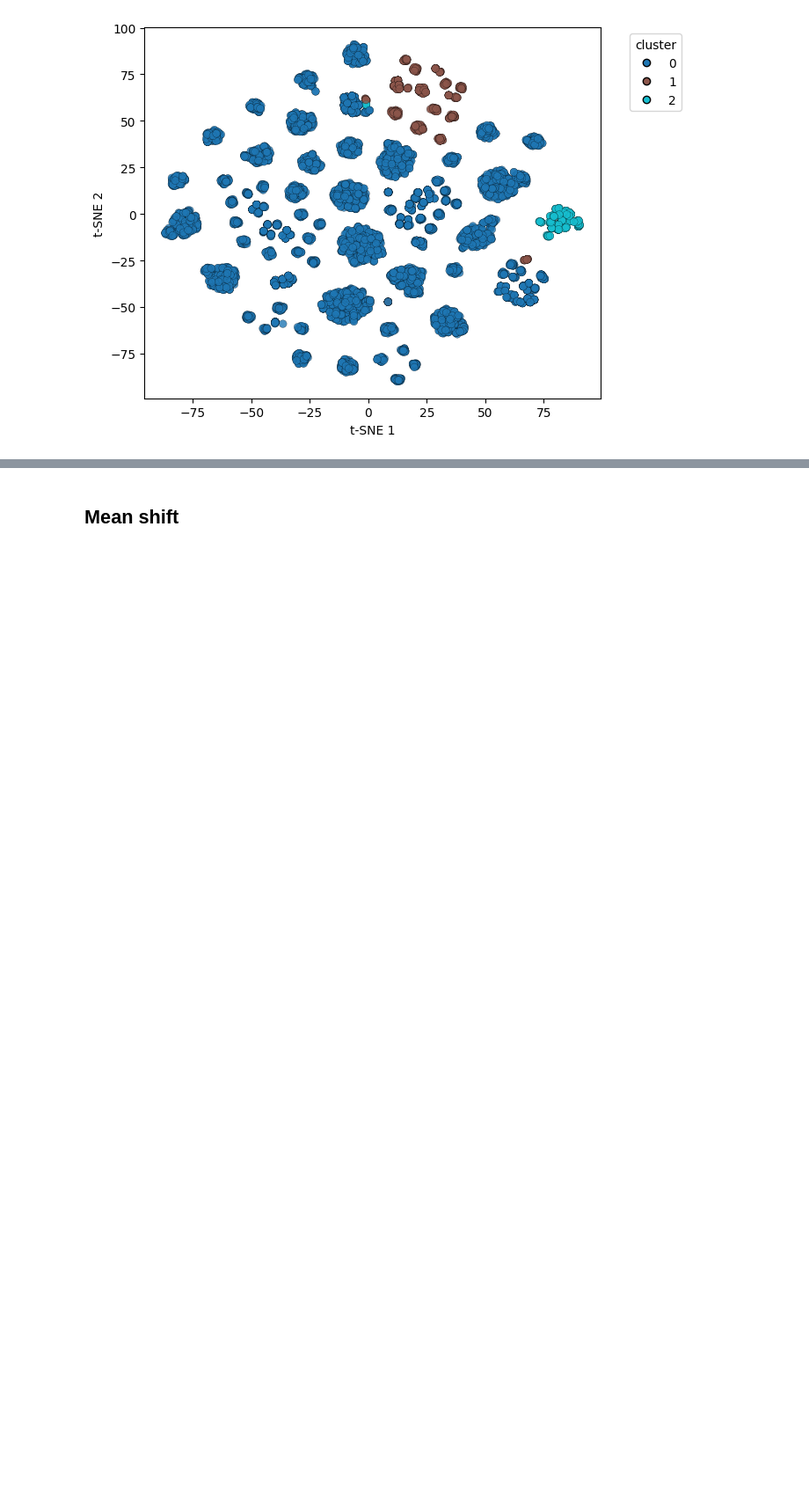
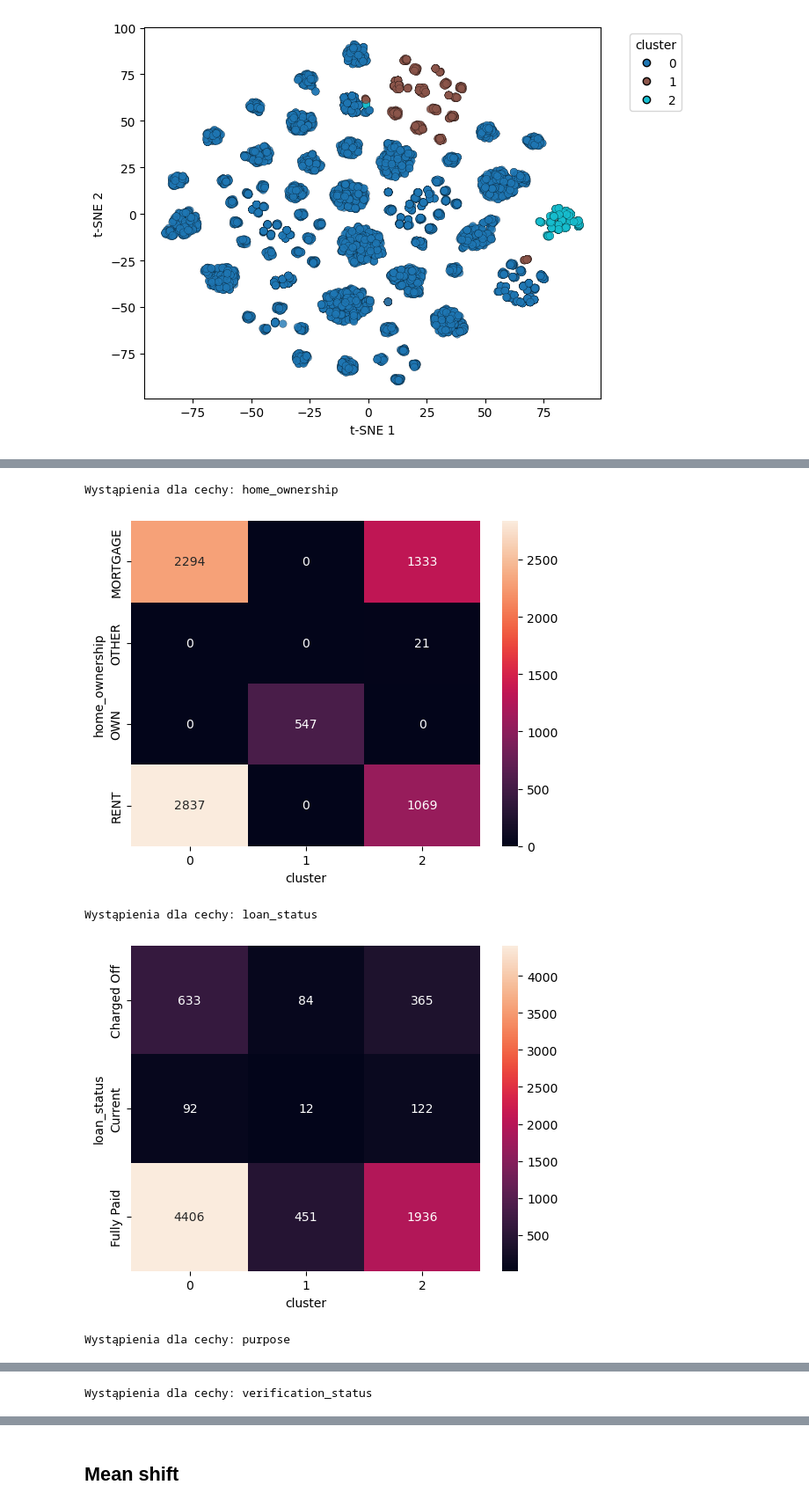
Before and after one commit to andrzejewskimaciej/ML_Intro_Projects, a Jupyter notebook: Project 2 - clustering/05_Testing.ipynb, the cells around one changed output, grey strips where cells are left out. Shown at 88% size. Drawn from its saved outputs; the diff is of its cells as text; code cells hidden in the pictures; blank space fills up the shorter version.

```diff
--- a/Project 2 - clustering/05_Testing.ipynb
+++ b/Project 2 - clustering/05_Testing.ipynb
@@ -154,0 +196,17 @@ plt.show()
+# %%
+cat_cols = ['home_ownership',
+ 'loan_status',
+ 'purpose',
+ 'verification_status']
+# %%
+for col in cat_cols:
+    print(f"\nWystąpienia dla cechy: {col}")
+    crosstab = pd.crosstab(KM_raw_labels[col], KM_raw_labels['cluster'])
+    sns.heatmap(crosstab, annot=True, fmt='g')
+    plt.show()
+# %% [output]
+Wystąpienia dla cechy: home_ownership
+[figure, added]
+Wystąpienia dla cechy: loan_status
+[figure, added]
+Wystąpienia dla cechy: purpose
@@ -154,0 +214 @@ plt.show()
+Wystąpienia dla cechy: verification_status
```
Also changed, not shown: parts of 29 cells of this notebook, 4 other files.
